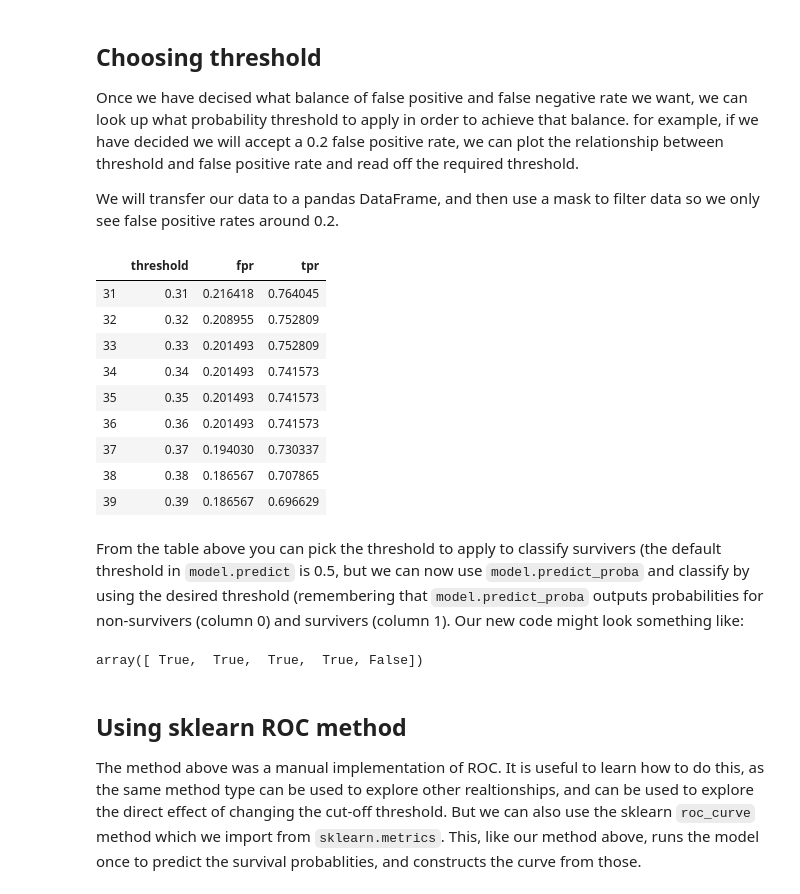
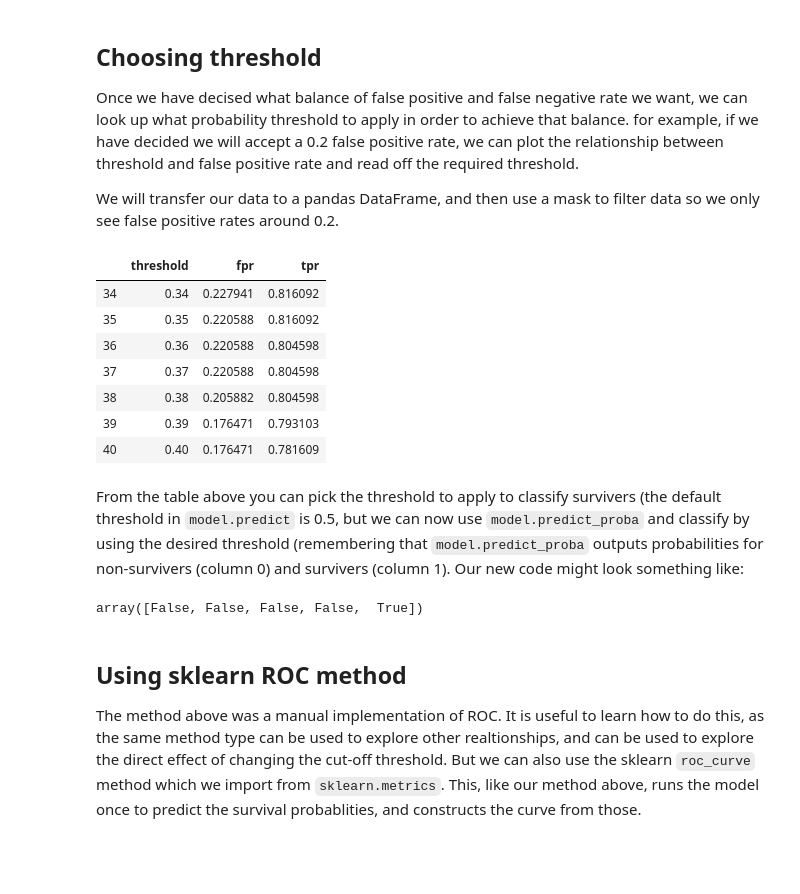
Before and after one commit to MichaelAllen1966/1804_python_healthcare, a Jupyter notebook: titanic/06_roc_sensitivity_specificity.ipynb, the cells around one changed output. Drawn from its saved outputs; the diff is of its cells as text; code cells hidden in the pictures; blank space fills up the shorter version.

```diff
--- a/titanic/06_roc_sensitivity_specificity.ipynb
+++ b/titanic/06_roc_sensitivity_specificity.ipynb
@@ -297,36 +297,34 @@ We will transfer our data to a pandas DataFrame, and then use a mask to filter d
 # %%
 # Set up empty DataFrame
 ROC_df = pd.DataFrame()
 
 # Add data to DataFrame
 ROC_df['threshold'] = thresholds
 ROC_df['fpr'] = curve_fpr
 ROC_df['tpr'] = curve_tpr
 
 # Filter data to show false positive rates around 0.2.
-mask = (ROC_df['fpr'] > 0.18) & (ROC_df['fpr'] < 0.22)
+mask = (ROC_df['fpr'] > 0.17) & (ROC_df['fpr'] < 0.23)
 ROC_df[mask]
 # %% [output]
 |  | threshold | fpr | tpr |
-| 31 | 0.31 | 0.216418 | 0.764045 |
-| 32 | 0.32 | 0.208955 | 0.752809 |
-| 33 | 0.33 | 0.201493 | 0.752809 |
-| 34 | 0.34 | 0.201493 | 0.741573 |
-| 35 | 0.35 | 0.201493 | 0.741573 |
-| 36 | 0.36 | 0.201493 | 0.741573 |
-| 37 | 0.37 | 0.194030 | 0.730337 |
-| 38 | 0.38 | 0.186567 | 0.707865 |
-| 39 | 0.39 | 0.186567 | 0.696629 |
+| 34 | 0.34 | 0.227941 | 0.816092 |
+| 35 | 0.35 | 0.220588 | 0.816092 |
+| 36 | 0.36 | 0.220588 | 0.804598 |
+| 37 | 0.37 | 0.220588 | 0.804598 |
+| 38 | 0.38 | 0.205882 | 0.804598 |
+| 39 | 0.39 | 0.176471 | 0.793103 |
+| 40 | 0.40 | 0.176471 | 0.781609 |
 # %% [markdown]
 From the table above you can pick the threshold to apply to classify survivers (the default threshold in `model.predict` is 0.5, but we can now use `model.predict_proba` and classify by using the desired threshold (remembering that `model.predict_proba` outputs probabilities for non-survivers (column 0) and survivers (column 1). Our new code might look something like:
 # %%
-threshold = 0.36
+threshold = 0.39
 survived = model.predict_proba(X_test_std)[:, 1] > threshold
 
 # Show first 5 cases
 survived[0:5]
 # %% [output]
-array([ True,  True,  True,  True, False])
+array([False, False, False, False,  True])
 # %% [markdown]
 ## Using sklearn ROC method
 
```
Also changed, not shown: parts of 5 cells of this notebook, 11 other files.
